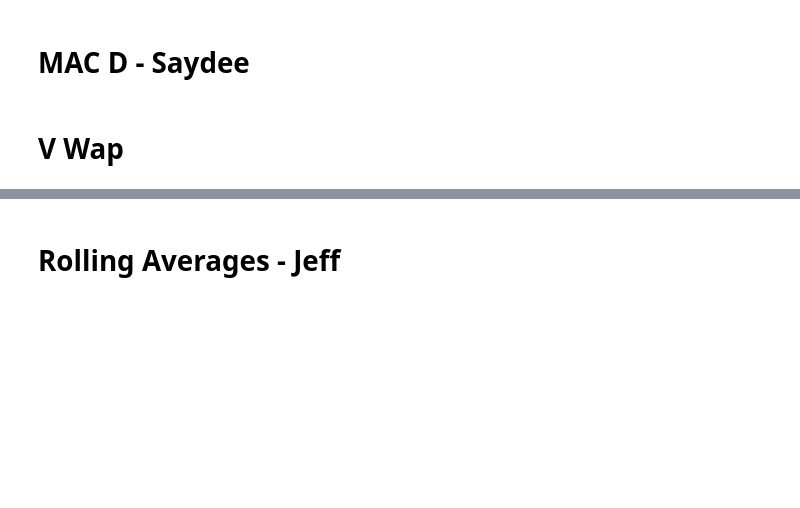
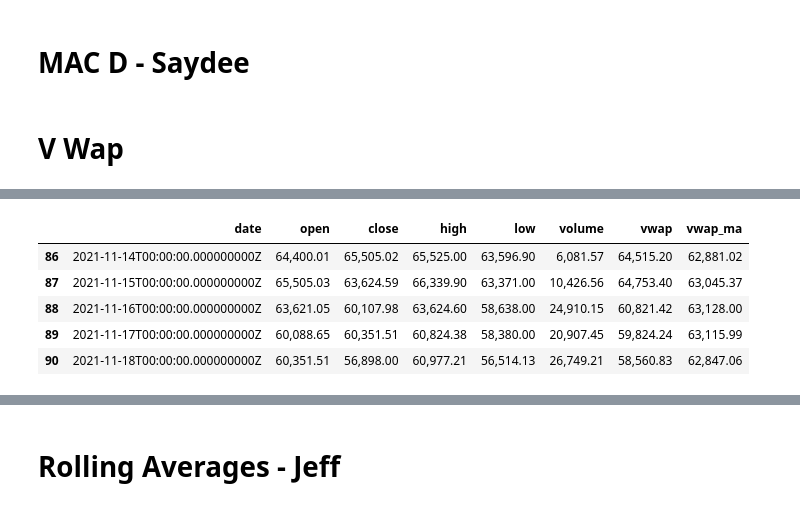
Before and after one commit to jeffreycfwang/p1t3, a Jupyter notebook: V_Wap.ipynb, the cells around one changed output, grey strips where cells are left out. Cells and saved outputs as stored; diff of their text form; code cells hidden in the pictures; blank space fills up the shorter version.

```diff
--- a/V_Wap.ipynb
+++ b/V_Wap.ipynb
@@ -93,10 +93,10 @@ Name: close, Length: 90, dtype: float64
 # Volume Weighted Average Price: Ratio of total value traded diveded by the total volume traded
 # Create dataframe to work with
 vwap_df = asset_data_df
-vwap_df = vwap_df.set_index(pd.DatetimeIndex(vwap_df['date']))
+# vwap_df = vwap_df.set_index(pd.DatetimeIndex(vwap_df['date']))
 
-vwap_df["price_ma30"] = vwap_df["close"].rolling(window=30).mean()
-vwap_df["vwap_ma20"] = vwap_df["vwap"].rolling(window=20).mean()
+# # vwap_df["price_ma30"] = vwap_df["close"].rolling(window=30).mean()
+# vwap_df["vwap_ma20"] = vwap_df["vwap"].rolling(window=20).mean()
 
 # vwap_df["price_ma30"]
 
@@ -108,22 +108,5 @@ vwap_df["vwap_ma20"] = vwap_df["vwap"].rolling(window=20).mean()
 #                 low=vwap_df['low'],
 #                 close=vwap_df['close'],name='BTC')])
 
-
-# LINE
-fig_vwap = make_subplots(rows=1, cols=1)
-fig_vwap.add_trace(go.Scatter(x=vwap_df.index, y= vwap_df["close"], line=dict (color='royalblue', width=2), name = 'Price'), col=1, row=1)
-
-fig_vwap.add_trace(go.Scatter(
-    x=vwap_df.index,
-    y=vwap_df['vwap_ma20'],
-    mode='lines',
-    name='vwap_ma20',
-    line=dict(color='grey',width=2)
-))
-
-fig_vwap.update_layout(
-    height=600,
-    title = 'V Wap'
-)
-fig_vwap.show()
+vwap_df.head
 # %% [output]
@@ -131,0 +130,15 @@ fig_vwap.show()
+# %%
+#Calculate simple moving average
+def vwapma(data, window):
+    return(data.rolling(window = window).mean()) #finding the 20 day simple moving average
+vwapma(vwap_df['close'], window = 20)
+
+vwap_df['vwap_ma'] = vwapma(vwap_df['close'],20)
+vwap_df.tail()
+# %% [output]
+|  | date | open | close | high | low | volume | vwap | vwap_ma |
+| 86 | 2021-11-14T00:00:00.000000000Z | 64,400.01 | 65,505.02 | 65,525.00 | 63,596.90 | 6,081.57 | 64,515.20 | 62,881.02 |
+| 87 | 2021-11-15T00:00:00.000000000Z | 65,505.03 | 63,624.59 | 66,339.90 | 63,371.00 | 10,426.56 | 64,753.40 | 63,045.37 |
+| 88 | 2021-11-16T00:00:00.000000000Z | 63,621.05 | 60,107.98 | 63,624.60 | 58,638.00 | 24,910.15 | 60,821.42 | 63,128.00 |
+| 89 | 2021-11-17T00:00:00.000000000Z | 60,088.65 | 60,351.51 | 60,824.38 | 58,380.00 | 20,907.45 | 59,824.24 | 63,115.99 |
+| 90 | 2021-11-18T00:00:00.000000000Z | 60,351.51 | 56,898.00 | 60,977.21 | 56,514.13 | 26,749.21 | 58,560.83 | 62,847.06 |
```
Also changed, not shown: parts of 7 cells of this notebook.
